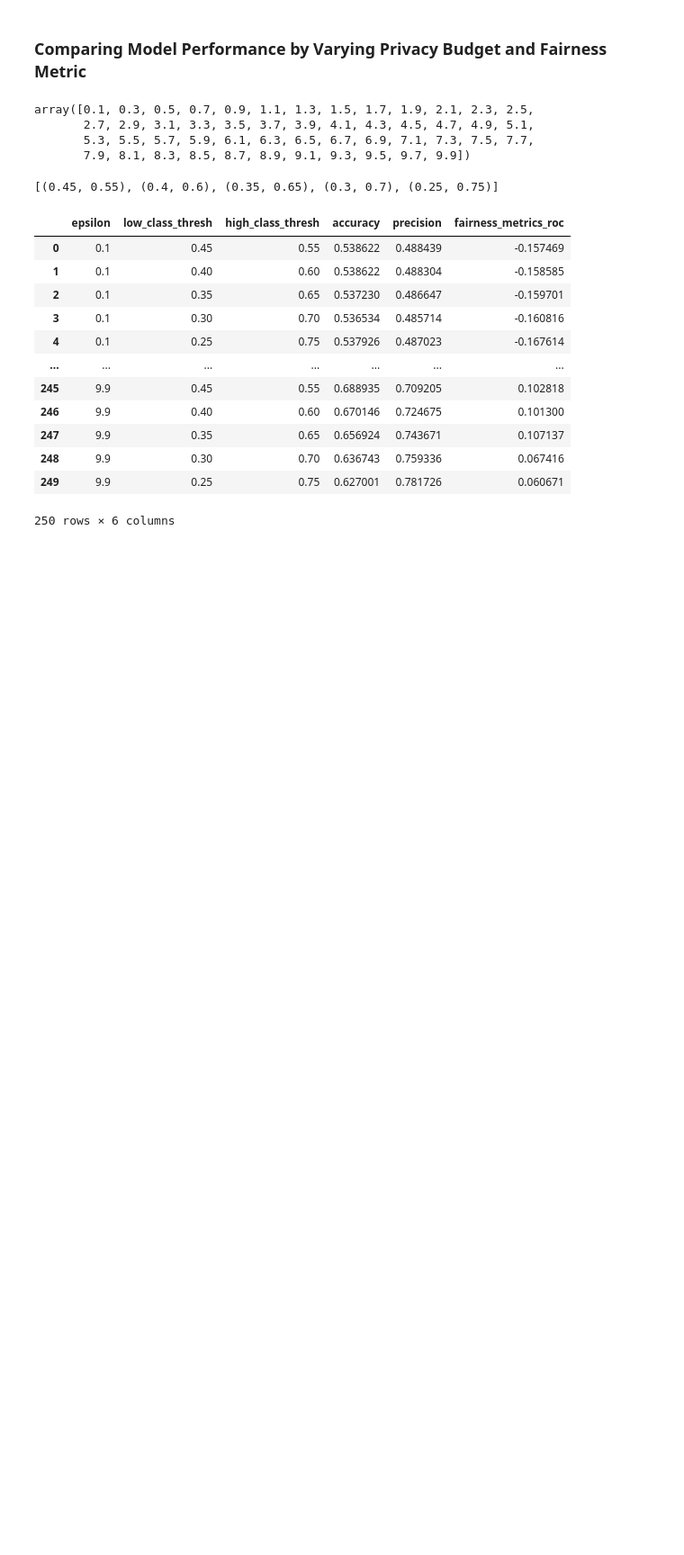
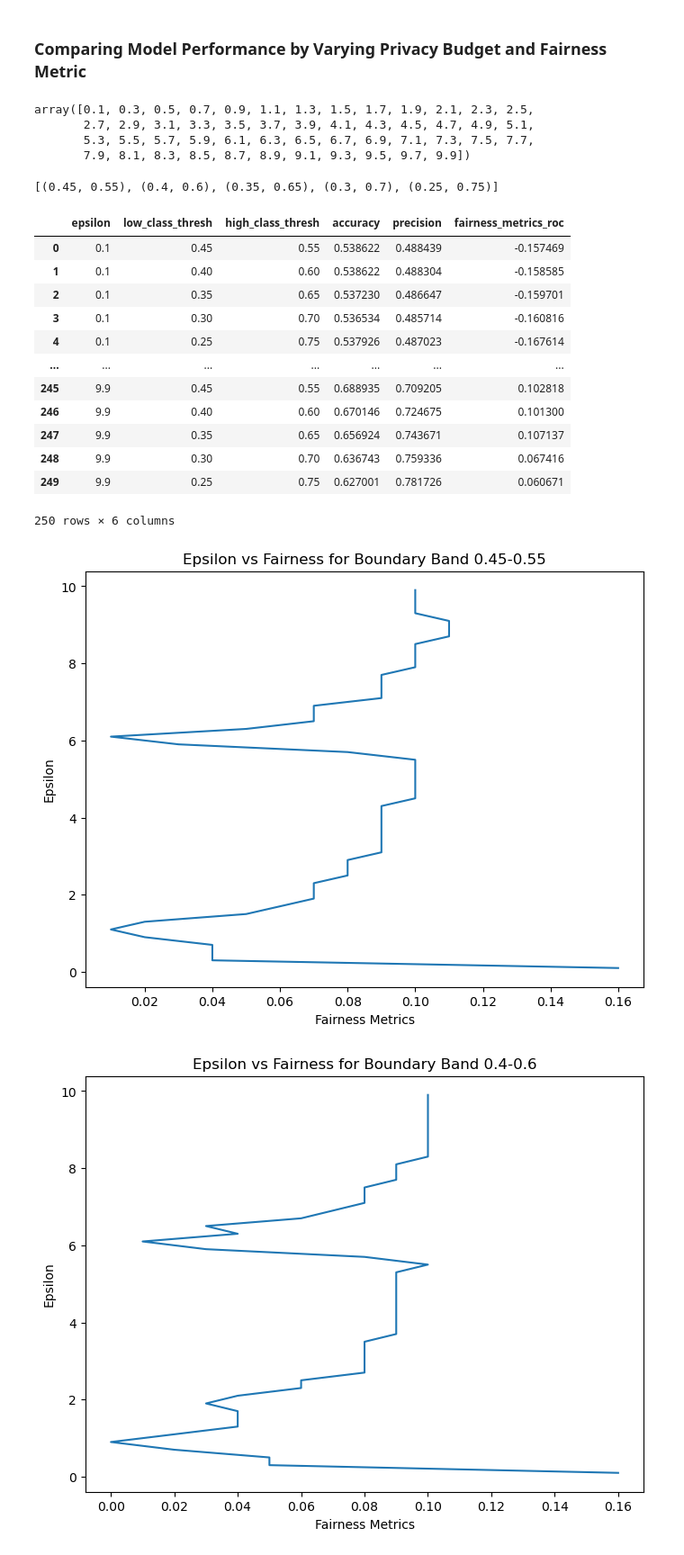
Before and after one commit to RU-Insane/compas-fairness-privacy-tradeoff-analysis, a Jupyter notebook: main/merged/fairness_privacy_merged.ipynb, the cells around one changed output. Shown at 90% size. Cells and saved outputs as stored; diff of their text form; code cells hidden in the pictures; blank space fills up the shorter version.

Commit message:
Added plots for fairness-privacy tradeoff

```diff
--- a/main/merged/fairness_privacy_merged.ipynb
+++ b/main/merged/fairness_privacy_merged.ipynb
@@ -545,3 +545,18 @@ df['fairness_metrics_roc_abs'] = abs(round(df['fairness_metrics_roc'],2))
 df['fainress_band'] = np.where(abs(df['fairness_metrics_roc']) <= 0.07, 'fair', 'unfair')
 # %%
 df.to_csv("../../data/roc_results.csv", index=False)
+# %%
+dfs = {(low, high): df[(df['low_class_thresh'] == low) & (df['high_class_thresh'] == high)]
+       for low, high in df[['low_class_thresh', 'high_class_thresh']].drop_duplicates().values}
+# %%
+# Iterate over each boundary band DataFrame
+for (low, high), band_df in dfs.items():
+    plt.figure(figsize=(8, 6))
+    plt.plot(band_df['fairness_metrics_roc_abs'], band_df['epsilon'])
+    plt.xlabel('Fairness Metrics')
+    plt.ylabel('Epsilon')
+    plt.title(f'Epsilon vs Fairness for Boundary Band {low}-{high}')
+    plt.show()
+# %% [output]
+[figure, added]
+[figure, added]
```
Also changed, not shown: parts of 3 cells of this notebook.
